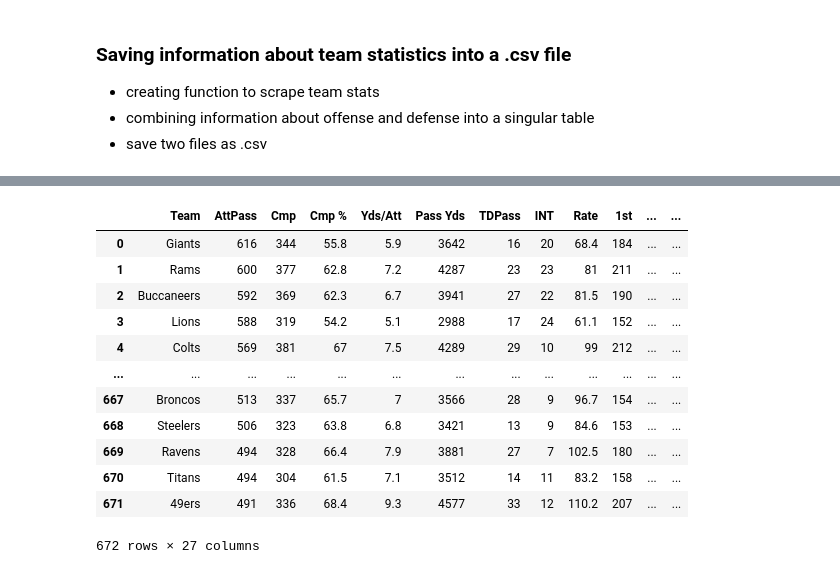
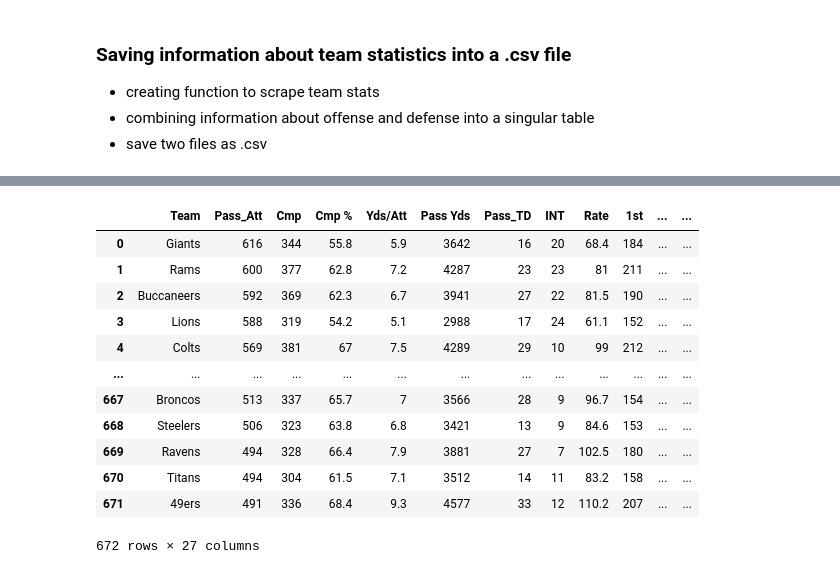
Before and after one commit to rajc90/NFL_TEAM_DATA, a Jupyter notebook: NFL_Data_Scraper.ipynb, the cells around one changed output, grey strips where cells are left out. Saved outputs shown, nothing was run; the diff lists cells and outputs as text; code cells hidden in the pictures.

Commit message:
changed column names

```diff
--- a/NFL_Data_Scraper.ipynb
+++ b/NFL_Data_Scraper.ipynb
@@ -61,0 +68,8 @@ team_records["Playoffs?"] = pd.to_numeric(team_records["Wins_y"]) + pd.to_numeri
+# %%
+new_columns = {}
+for column in team_records.columns:
+    if column.endswith('_x'):
+        new_columns[column] = f"Reg_Szn_{column.replace('_x', '')}"
+    elif column.endswith('_y'):
+        new_columns[column] = f"Playoff_{column.replace('_y', '')}"
+team_records.rename(columns = new_columns, inplace=True)
@@ -111,7 +164,7 @@ for key in defense_data_dict.keys():
 new_columns = {}
 for column in defense_stats.columns:
     if column.endswith('_x'):
-        new_columns[column] = column.replace('_x', '_Pass')
+        new_columns[column] = f"Def_Passing_{column.replace('_x', '')}"
     elif column.endswith('_y') and column != 'INT_y':
-        new_columns[column] = column.replace('_y', '_Rush')
+        new_columns[column] = f"Def_{column.replace('_y', '')}"
 defense_stats.rename(columns = new_columns, inplace=True)
@@ -138,16 +193,16 @@ off_rushing_data = offense_data_dict['Rushing']
 # %%
 offensive_stats = pd.merge(off_passing_data, off_rushing_data, how='left',
                            on=["Team", "Year"])
 new_columns = {}
 for column in offensive_stats.columns:
     if column.endswith('_x'):
-        new_columns[column] = column.replace('_x', '_Pass')
+        new_columns[column] = f"Pass_{column.replace('_x', '')}"
     elif column.endswith('_y'):
-        new_columns[column] = column.replace('_y', '_Rush')
+        new_columns[column] = f"Rush_{column.replace('_y', '')}"
 offensive_stats.rename(columns = new_columns, inplace=True)
 offensive_stats
 # %% [output]
-|  | Team | AttPass | Cmp | Cmp % | Yds/Att | Pass Yds | TDPass | INT | Rate | 1st | ... | ... |
+|  | Team | Pass_Att | Cmp | Cmp % | Yds/Att | Pass Yds | Pass_TD | INT | Rate | 1st | ... | ... |
 | 0 | Giants | 616 | 344 | 55.8 | 5.9 | 3642 | 16 | 20 | 68.4 | 184 | ... | ... |
 | 1 | Rams | 600 | 377 | 62.8 | 7.2 | 4287 | 23 | 23 | 81 | 211 | ... | ... |
 | 2 | Buccaneers | 592 | 369 | 62.3 | 6.7 | 3941 | 27 | 22 | 81.5 | 190 | ... | ... |
```
Also changed, not shown: parts of 6 cells of this notebook, 2 other files.
